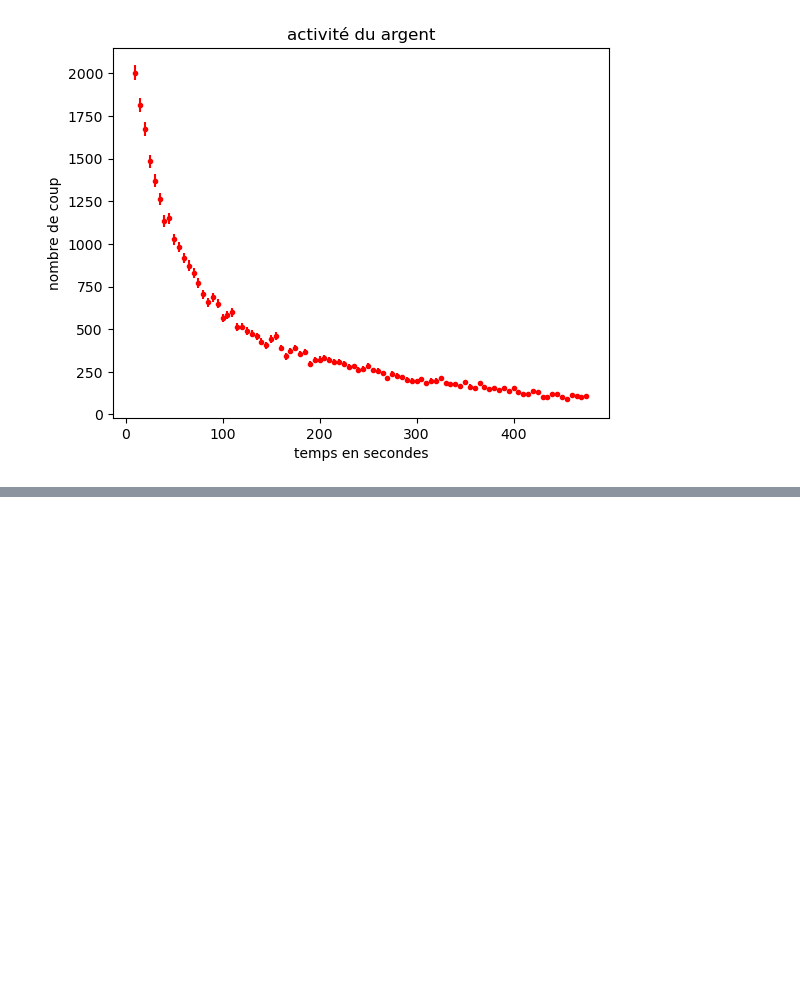
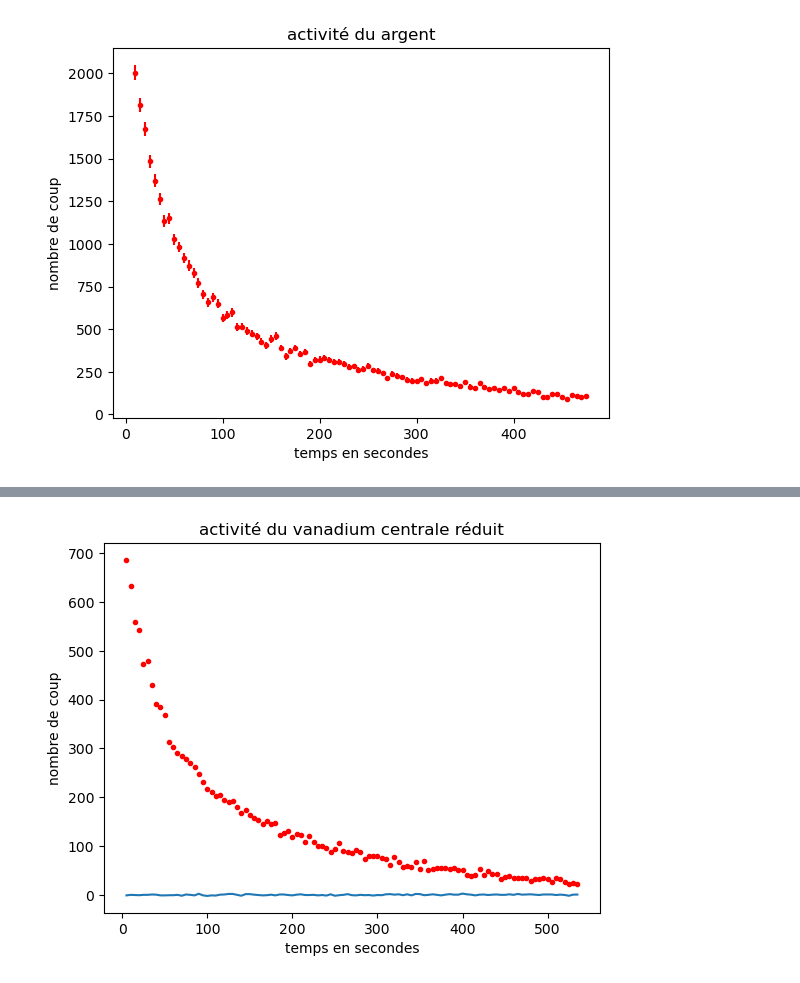
Before and after one commit to Zoltrak-Kiruwa/TP-activation-neutronique, a Jupyter notebook: courbesTP.ipynb, the cells around one changed output, grey strips where cells are left out. Cells and saved outputs as stored; diff of their text form; code cells hidden in the pictures; blank space fills up the shorter version.

```diff
--- a/courbesTP.ipynb
+++ b/courbesTP.ipynb
@@ -253,0 +270,14 @@ feur
+# %%
+#Graphique vanadium:
+Yv =[]
+for i in range(len(xv)):
+    Yv = np.append(Yv,(yv[i]-moy)/sigma)
+
+plt.plot(xv, Yv,'r.')
+plt.plot(xv,Yb)
+plt.xlabel("temps en secondes")
+plt.ylabel("nombre de coup")
+plt.title("activité du vanadium centrale réduit")
+plt.show()
+# %% [output]
+[figure, added]
```
Also changed, not shown: parts of 17 cells of this notebook, 6 other files.
